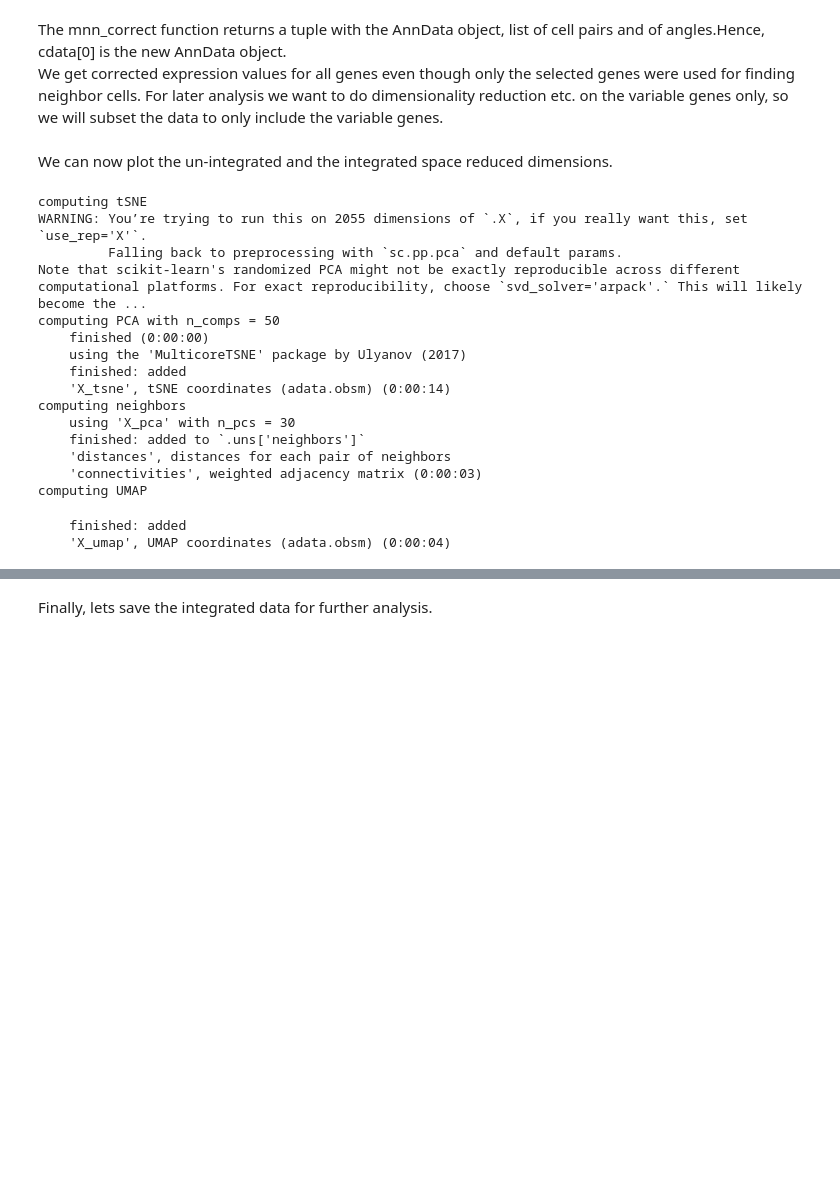
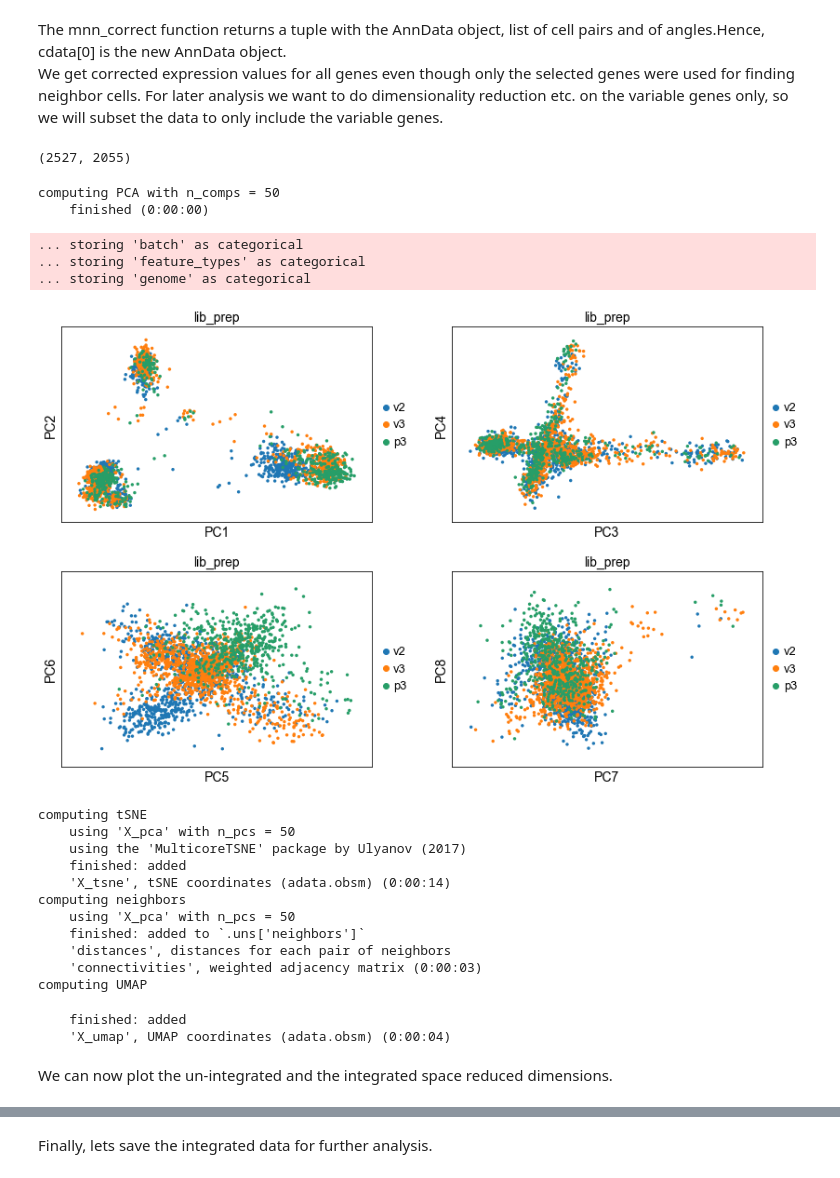
Before and after one commit to NBISweden/workshop-scRNAseq, a Jupyter notebook: labs/compiled/scanpy/scanpy_03_integration.ipynb, the cells around one changed output, grey strips where cells are left out. Saved outputs shown, nothing was run; the diff lists cells and outputs as text; code cells hidden in the pictures; blank space fills up the shorter version.

```diff
--- a/labs/compiled/scanpy/scanpy_03_integration.ipynb
+++ b/labs/compiled/scanpy/scanpy_03_integration.ipynb
@@ -173,29 +174,40 @@ Done.
 The mnn_correct function returns a tuple with the AnnData object, list of cell pairs and of angles.Hence, cdata[0] is the new AnnData object. <br> We get corrected expression values for all genes even though only the selected genes were used for finding neighbor cells. For later analysis we want to do dimensionality reduction etc. on the variable genes only, so we will subset the data to only include the variable genes.
 # %%
 corr_data = cdata[0][:,var_genes]
+corr_data.X.shape
+# %% [output]
+(2527, 2055)
+# %%
+# the variable genes defined are used by default by the pca function,
+# now we want to run on all the genes in the dataset
+sc.tl.pca(corr_data, svd_solver = 'arpack', use_highly_variable = False)
+sc.pl.pca(corr_data, components = ['1,2','3,4','5,6','7,8'], ncols=2, color='lib_prep')
+
+
+# tSNE
+sc.tl.tsne(corr_data, n_pcs = 50)
+# UMAP, first with neighbor calculation
+sc.pp.neighbors(corr_data, n_pcs = 50, n_neighbors = 20)
+sc.tl.umap(corr_data)
+# %% [output]
+computing PCA with n_comps = 50
+    finished (0:00:00)
+... storing 'batch' as categorical
+... storing 'feature_types' as categorical
+... storing 'genome' as categorical
+[figure, added]
+computing tSNE
+    using 'X_pca' with n_pcs = 50
+    using the 'MulticoreTSNE' package by Ulyanov (2017)
+    finished: added
+    'X_tsne', tSNE coordinates (adata.obsm) (0:00:14)
+computing neighbors
+    using 'X_pca' with n_pcs = 50
+    finished: added to `.uns['neighbors']`
+    'distances', distances for each pair of neighbors
+    'connectivities', weighted adjacency matrix (0:00:03)
+computing UMAP
+    finished: added
+    'X_umap', UMAP coordinates (adata.obsm) (0:00:04)
 # %% [markdown]
 We can now plot the un-integrated and the integrated space reduced dimensions.
-# %%
-# tSNE
-sc.tl.tsne(corr_data, n_pcs = 30)
-# UMAP, first with neighbor calculation
-sc.pp.neighbors(corr_data, n_pcs = 30, n_neighbors = 20)
-sc.tl.umap(corr_data)
-# %% [output]
-computing tSNE
-WARNING: You’re trying to run this on 2055 dimensions of `.X`, if you really want this, set `use_rep='X'`.
-         Falling back to preprocessing with `sc.pp.pca` and default params.
-Note that scikit-learn's randomized PCA might not be exactly reproducible across different computational platforms. For exact reproducibility, choose `svd_solver='arpack'.` This will likely become the ...
-computing PCA with n_comps = 50
-    finished (0:00:00)
-    using the 'MulticoreTSNE' package by Ulyanov (2017)
-    finished: added
-    'X_tsne', tSNE coordinates (adata.obsm) (0:00:14)
-computing neighbors
-    using 'X_pca' with n_pcs = 30
-    finished: added to `.uns['neighbors']`
-    'distances', distances for each pair of neighbors
-    'connectivities', weighted adjacency matrix (0:00:03)
-computing UMAP
-    finished: added
-    'X_umap', UMAP coordinates (adata.obsm) (0:00:04)
```
Also changed, not shown: parts of 10 cells of this notebook, 6 other files.
